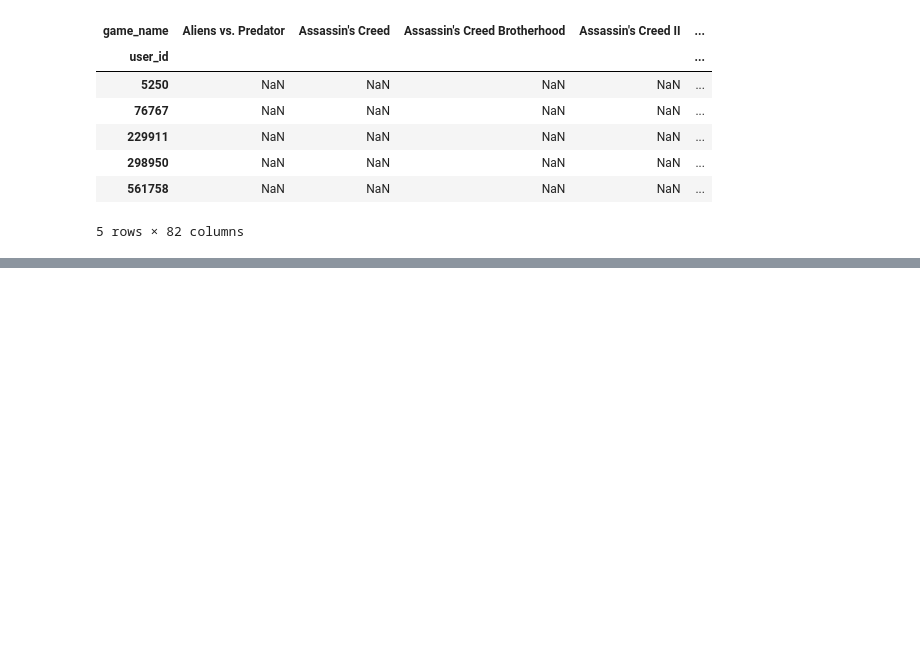
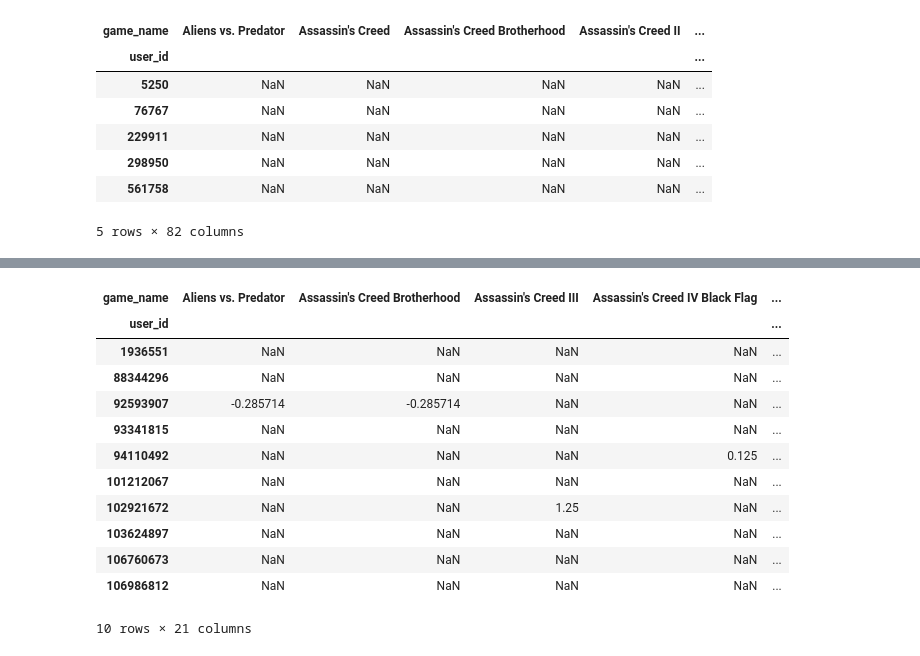
Before and after one commit to OmarEmad313/video-game-recommendation, a Jupyter notebook: video game recommendation with explicit rating/Video game recommendation with explicit data.ipynb, the cells around one changed output, grey strips where cells are left out. Cells and saved outputs as stored; diff of their text form; code cells hidden in the pictures; blank space fills up the shorter version.

```diff
--- a/video game recommendation with explicit rating/Video game recommendation with explicit data.ipynb
+++ b/video game recommendation with explicit rating/Video game recommendation with explicit data.ipynb
@@ -1143,0 +1227,18 @@ matrix.head()
+# %%
+similar_user_games.drop(picked_userid_watched.columns,axis=1, inplace=True, errors='ignore')
+# Take a look at the data
+similar_user_games
+# %% [output]
+| game_name | Aliens vs. Predator | Assassin's Creed Brotherhood | Assassin's Creed III | Assassin's Creed IV Black Flag | ... |
+| user_id |  |  |  |  | ... |
+| 1936551 | NaN | NaN | NaN | NaN | ... |
+| 88344296 | NaN | NaN | NaN | NaN | ... |
+| 92593907 | -0.285714 | -0.285714 | NaN | NaN | ... |
+| 93341815 | NaN | NaN | NaN | NaN | ... |
+| 94110492 | NaN | NaN | NaN | 0.125 | ... |
+| 101212067 | NaN | NaN | NaN | NaN | ... |
+| 102921672 | NaN | NaN | 1.25 | NaN | ... |
+| 103624897 | NaN | NaN | NaN | NaN | ... |
+| 106760673 | NaN | NaN | NaN | NaN | ... |
+| 106986812 | NaN | NaN | NaN | NaN | ... |
+10 rows × 21 columns
```
Also changed, not shown: parts of 13 cells of this notebook.
